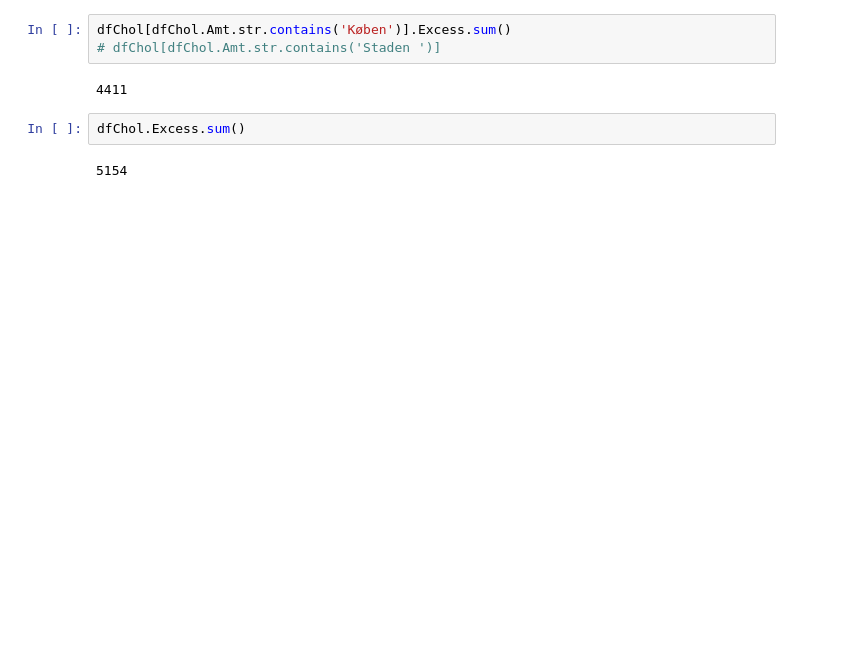
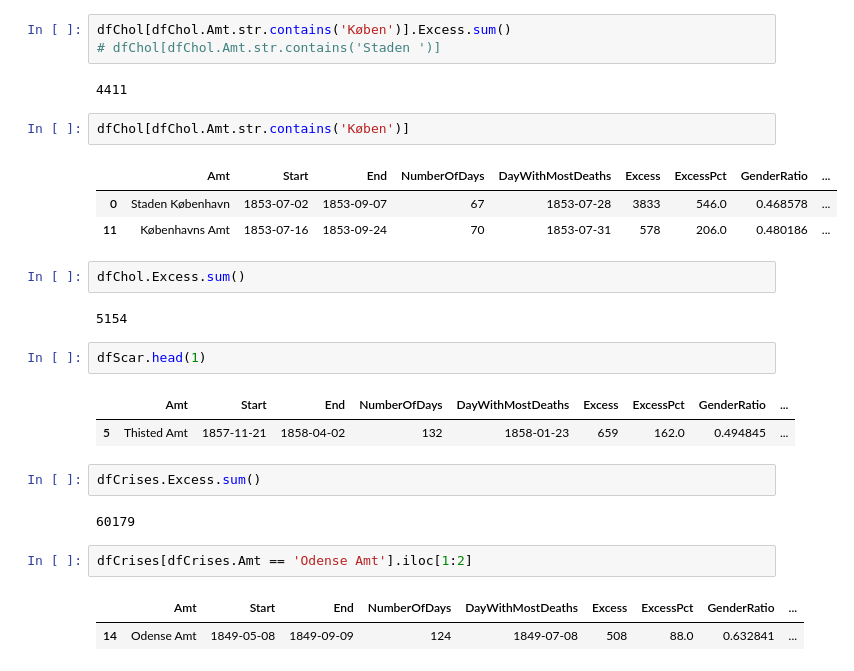
Before and after one commit to PandemiXcenter/SignatureFeatures19thCentury, a Jupyter notebook: Code/DetermineGroups.ipynb, the cells around one changed output. Cells and saved outputs as stored; diff of their text form; blank space fills up the shorter version.

```diff
--- a/Code/DetermineGroups.ipynb
+++ b/Code/DetermineGroups.ipynb
@@ -669,7 +742,27 @@ dfChol[dfChol.Amt.str.contains('Køben')].Excess.sum()
 # dfChol[dfChol.Amt.str.contains('Staden ')]
 # %% [output]
 4411
+# %%
+dfChol[dfChol.Amt.str.contains('Køben')]
+# %% [output]
+|  | Amt | Start | End | NumberOfDays | DayWithMostDeaths | Excess | ExcessPct | GenderRatio | ... |
+| 0 | Staden København | 1853-07-02 | 1853-09-07 | 67 | 1853-07-28 | 3833 | 546.0 | 0.468578 | ... |
+| 11 | Københavns Amt | 1853-07-16 | 1853-09-24 | 70 | 1853-07-31 | 578 | 206.0 | 0.480186 | ... |
 # %%
 dfChol.Excess.sum()
 # %% [output]
 5154
+# %%
+dfScar.head(1)
+# %% [output]
+|  | Amt | Start | End | NumberOfDays | DayWithMostDeaths | Excess | ExcessPct | GenderRatio | ... |
+| 5 | Thisted Amt | 1857-11-21 | 1858-04-02 | 132 | 1858-01-23 | 659 | 162.0 | 0.494845 | ... |
+# %%
+dfCrises.Excess.sum()
+# %% [output]
+60179
+# %%
+dfCrises[dfCrises.Amt == 'Odense Amt'].iloc[1:2]
+# %% [output]
+|  | Amt | Start | End | NumberOfDays | DayWithMostDeaths | Excess | ExcessPct | GenderRatio | ... |
+| 14 | Odense Amt | 1849-05-08 | 1849-09-09 | 124 | 1849-07-08 | 508 | 88.0 | 0.632841 | ... |
```
Also changed, not shown: parts of 27 cells of this notebook, 44 other files.
